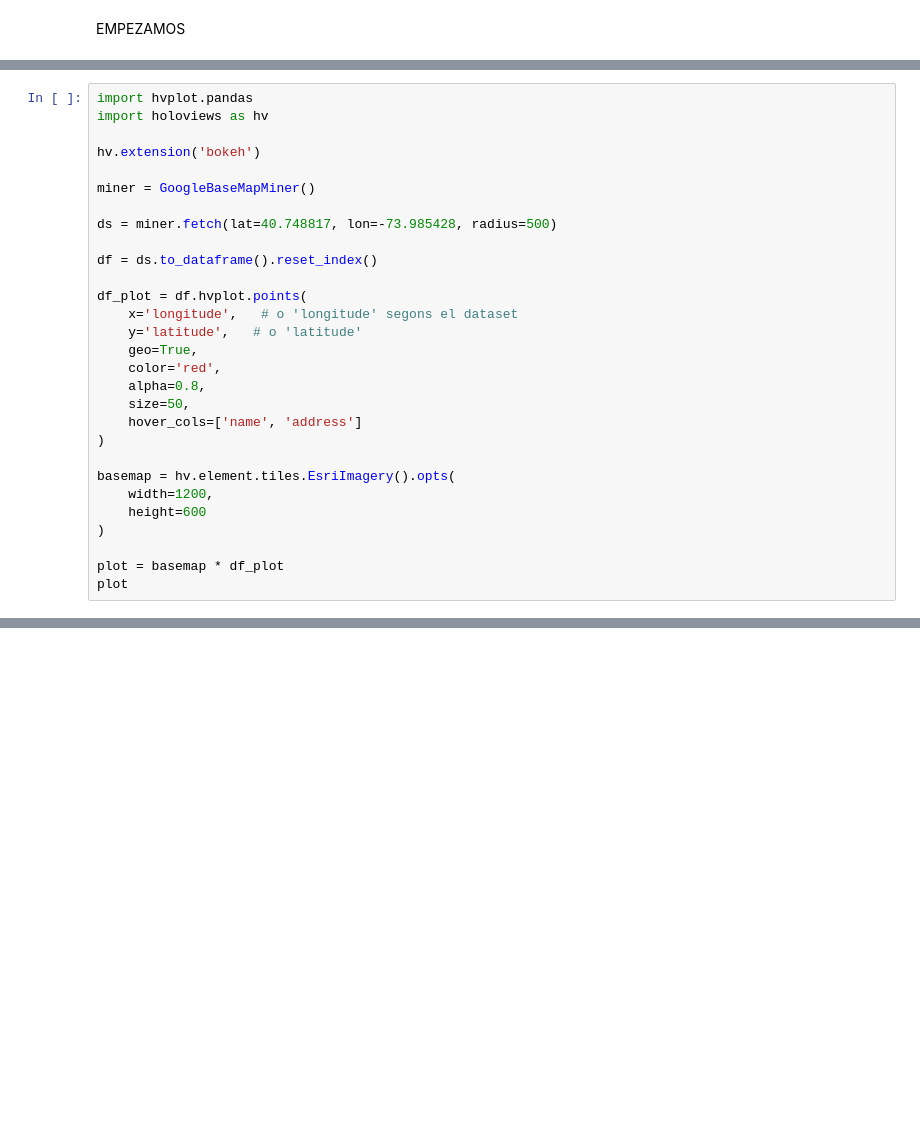
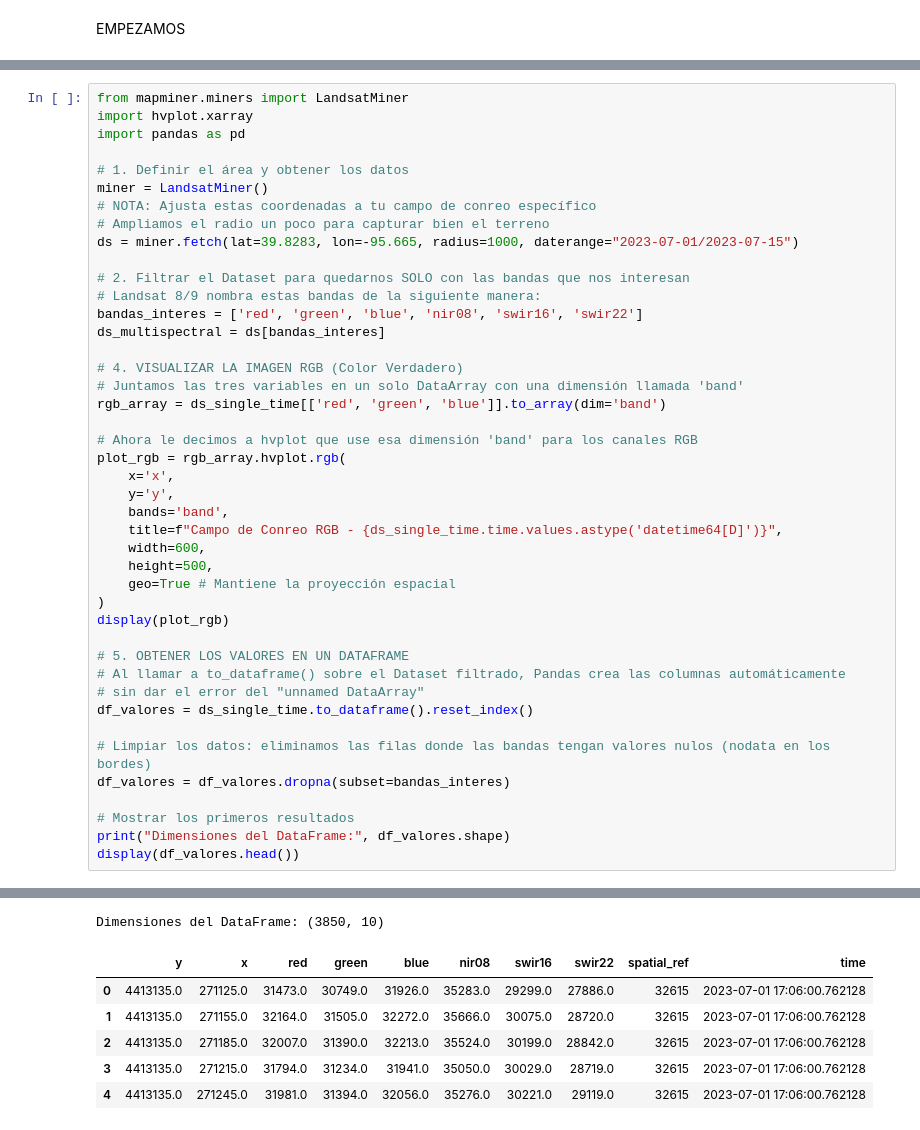
Before and after one commit to NIU1708803/Projecte_VC, a Jupyter notebook: VC_Projecte.ipynb, the cells around one changed output, grey strips where cells are left out. Drawn from its saved outputs; the diff is of its cells as text; blank space fills up the shorter version.

```diff
--- a/VC_Projecte.ipynb
+++ b/VC_Projecte.ipynb
@@ -54,32 +54,46 @@ import holoviews as hv
 [interactive output not drawn]
 [interactive output not drawn]
 # %%
-import hvplot.pandas
-import holoviews as hv
+from mapminer.miners import LandsatMiner
+import hvplot.xarray
+import pandas as pd
 
-hv.extension('bokeh')
+# 1. Definir el área y obtener los datos
+miner = LandsatMiner()
+# NOTA: Ajusta estas coordenadas a tu campo de conreo específico
+# Ampliamos el radio un poco para capturar bien el terreno
+ds = miner.fetch(lat=39.8283, lon=-95.665, radius=1000, daterange="2023-07-01/2023-07-15")
 
-miner = GoogleBaseMapMiner()
+# 2. Filtrar el Dataset para quedarnos SOLO con las bandas que nos interesan
+# Landsat 8/9 nombra estas bandas de la siguiente manera:
+bandas_interes = ['red', 'green', 'blue', 'nir08', 'swir16', 'swir22']
+ds_multispectral = ds[bandas_interes]
 
-ds = miner.fetch(lat=40.748817, lon=-73.985428, radius=500)
+# 4. VISUALIZAR LA IMAGEN RGB (Color Verdadero)
+# Juntamos las tres variables en un solo DataArray con una dimensión llamada 'band'
+rgb_array = ds_single_time[['red', 'green', 'blue']].to_array(dim='band')
 
-df = ds.to_dataframe().reset_index()
+# Ahora le decimos a hvplot que use esa dimensión 'band' para los canales RGB
+plot_rgb = rgb_array.hvplot.rgb(
+    x='x',
+    y='y',
+    bands='band',
+    title=f"Campo de Conreo RGB - {ds_single_time.time.values.astype('datetime64[D]')}",
+    width=600,
+    height=500,
+    geo=True # Mantiene la proyección espacial
+)
+display(plot_rgb)
 
-df_plot = df.hvplot.points(
-    x='longitude',   # o 'longitude' segons el dataset
-    y='latitude',   # o 'latitude'
-    geo=True,
-    color='red',
-    alpha=0.8,
-    size=50,
-    hover_cols=['name', 'address']
-)
+# 5. OBTENER LOS VALORES EN UN DATAFRAME
+# Al llamar a to_dataframe() sobre el Dataset filtrado, Pandas crea las columnas automáticamente
+# sin dar el error del "unnamed DataArray"
+df_valores = ds_single_time.to_dataframe().reset_index()
 
-basemap = hv.element.tiles.EsriImagery().opts(
-    width=1200,
-    height=600
-)
+# Limpiar los datos: eliminamos las filas donde las bandas tengan valores nulos (nodata en los bordes)
+df_valores = df_valores.dropna(subset=bandas_interes)
 
-plot = basemap * df_plot
-plot
+# Mostrar los primeros resultados
+print("Dimensiones del DataFrame:", df_valores.shape)
+display(df_valores.head())
 # %% [output]
@@ -87 +105,8 @@ ValueError: cannot convert an unnamed DataArray to a DataFrame: use the ``name``
+Dimensiones del DataFrame: (3850, 10)
+|  | y | x | red | green | blue | nir08 | swir16 | swir22 | spatial_ref | time |
+| 0 | 4413135.0 | 271125.0 | 31473.0 | 30749.0 | 31926.0 | 35283.0 | 29299.0 | 27886.0 | 32615 | 2023-07-01 17:06:00.762128 |
+| 1 | 4413135.0 | 271155.0 | 32164.0 | 31505.0 | 32272.0 | 35666.0 | 30075.0 | 28720.0 | 32615 | 2023-07-01 17:06:00.762128 |
+| 2 | 4413135.0 | 271185.0 | 32007.0 | 31390.0 | 32213.0 | 35524.0 | 30199.0 | 28842.0 | 32615 | 2023-07-01 17:06:00.762128 |
+| 3 | 4413135.0 | 271215.0 | 31794.0 | 31234.0 | 31941.0 | 35050.0 | 30029.0 | 28719.0 | 32615 | 2023-07-01 17:06:00.762128 |
+| 4 | 4413135.0 | 271245.0 | 31981.0 | 31394.0 | 32056.0 | 35276.0 | 30221.0 | 29119.0 | 32615 | 2023-07-01 17:06:00.762128 |
 # %%
```
Also changed, not shown: parts of 4 cells of this notebook.
